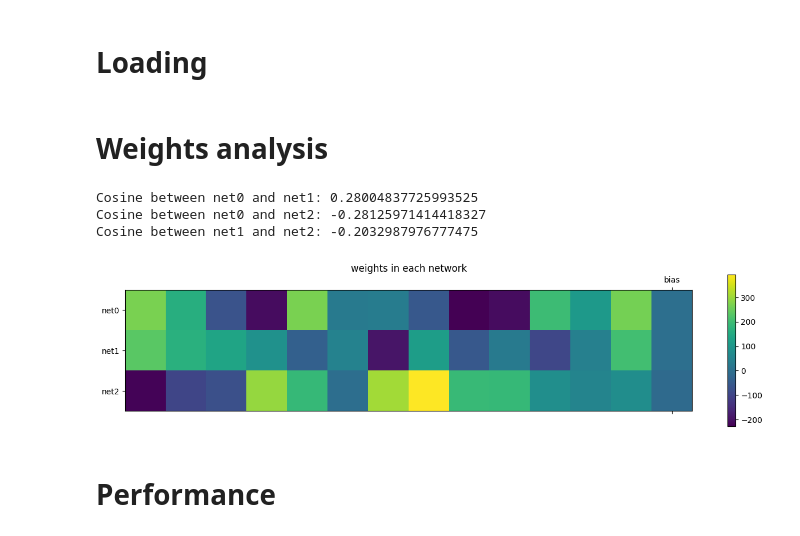
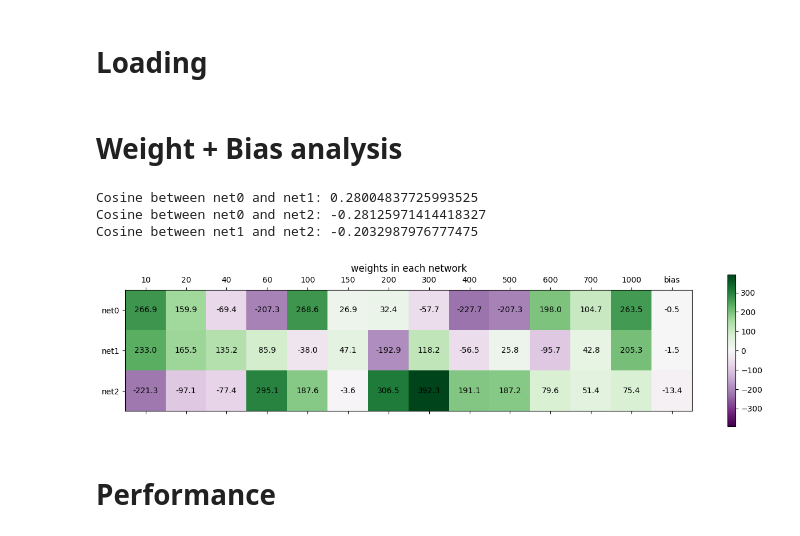
Before and after one commit to wd7512/learntools-examples, a Jupyter notebook: Examples/Trading/FidelityPricing.ipynb, the cells around one changed output. Cells and saved outputs as stored; diff of their text form; code cells hidden in the pictures.

```diff
--- a/Examples/Trading/FidelityPricing.ipynb
+++ b/Examples/Trading/FidelityPricing.ipynb
@@ -160,9 +160,9 @@ input_matricies[0].shape
 # Training
 # %%
 # build function to output trained network for each data set
-net = Network.network(len(memory_lengths),1)
-net.add_layer(Network.layer_dense(len(memory_lengths),1))
-net.add_layer(Network.sigmoid())
+# net = Network.network(len(memory_lengths),1)
+# net.add_layer(Network.layer_dense(len(memory_lengths),1))
+# net.add_layer(Network.sigmoid())
 
 def trainNet(net,index,input_matricies):
     prices = split_data[index]["Open"].to_numpy()
@@ -268,37 +268,45 @@ for i in range(3):
     net.add_layer(Network.activation_function(step))
     nets.append(net)
 # %% [markdown]
-# Weights analysis
+# Weight + Bias analysis
 # %%
-show_weights = np.zeros((3,14))
+show_weights = np.zeros((3,14)) # add extra row for "impact"
 for i,net in enumerate(nets):
     show_weights[i][:13] = (net.layers[0].weights).reshape((13))
     show_weights[i][-1] = net.layers[0].biases[0]
 
-plt.matshow(show_weights)
+plt.matshow(show_weights, cmap = 'PRGn' ,vmin = -np.max(np.abs(show_weights)), vmax = np.max(np.abs(show_weights)))
 plt.yticks([0,1,2],['net0', 'net1', 'net2'])
-plt.xticks([13],['bias'])
+plt.xticks(list(range(14)), memory_lengths + ['bias'])
 plt.title("weights in each network")
 plt.colorbar()
+
+for (i, j), z in np.ndenumerate(show_weights):
+    plt.text(j, i, '{:0.1f}'.format(z), ha='center', va='center')
 
 # -1 dissimilar to 1 perfectly similar
 def cosine_similarity(vector1, vector2):
     dot_product = np.dot(vector1, vector2)
     norm_vector1 = np.linalg.norm(vector1)
     norm_vector2 = np.linalg.norm(vector2)
     similarity = dot_product / (norm_vector1 * norm_vector2)
 
     return similarity
 
 # this can perhaps describle market conditions, especially after models are more refined
 print(f"Cosine between net0 and net1: {cosine_similarity(show_weights[0],show_weights[1])}")
 print(f"Cosine between net0 and net2: {cosine_similarity(show_weights[0],show_weights[2])}")
 print(f"Cosine between net1 and net2: {cosine_similarity(show_weights[1],show_weights[2])}")
+
+# reminder: given an output of 0 = buy stock and 1 = sell stock
+# a negative bias implies we naturally want to buy the stock
+# a positive weight implies we should sell the stock if it is above the linear regression (overvalued)
+# and buy the stock if it is below (undervalued). vice versa for the negative weights
 # %% [output]
 Cosine between net0 and net1: 0.28004837725993525
 Cosine between net0 and net2: -0.28125971414418327
 Cosine between net1 and net2: -0.2032987976777475
-[figure, old version]
+[figure, new version]
 # %% [markdown]
 # Performance
 # %%
```
